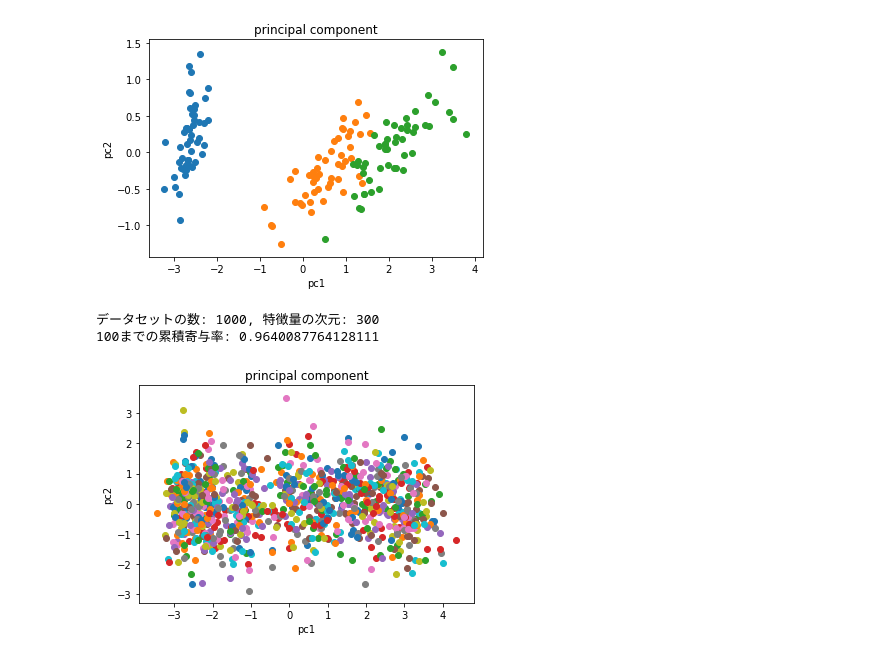
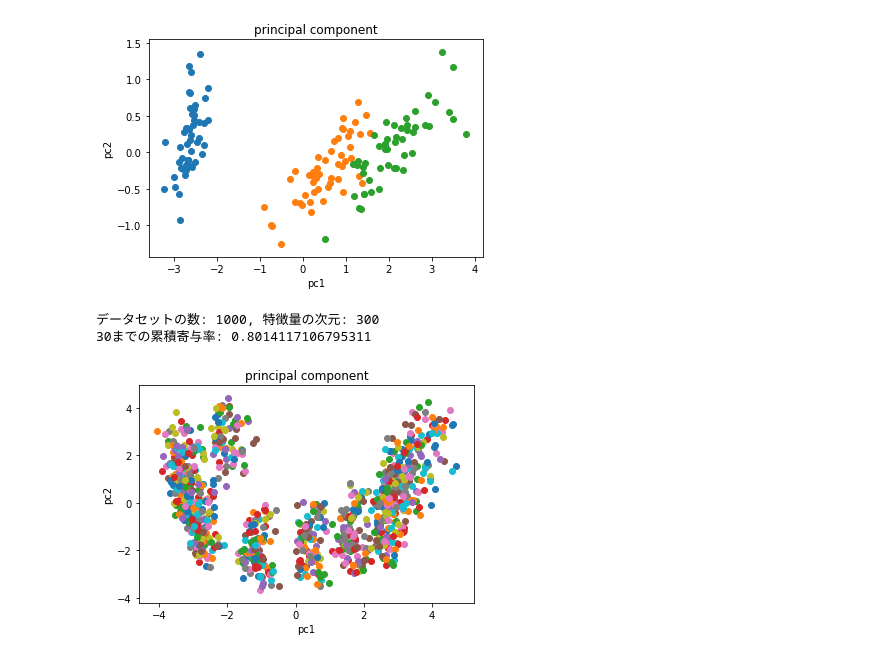
Before and after one commit to eggplant60/seq2seq_arXiv, a Jupyter notebook: PCA_plot.ipynb, the cells around one changed output. Saved outputs shown, nothing was run; the diff lists cells and outputs as text; code cells hidden in the pictures.

```diff
--- a/PCA_plot.ipynb
+++ b/PCA_plot.ipynb
@@ -47,39 +47,41 @@ plt.show()
 # %%
 import pickle
 
-n = 100
+n = 30
+#pkl_file = 'result_ae_0122/vector.pkl'
+pkl_file = 'vector.pkl'
 
-with open('vector.pkl', 'rb') as f:
+with open(pkl_file, 'rb') as f:
     vectors = pickle.load(f)
 
 #print(vectors)
 print('データセットの数: {}, 特徴量の次元: {}'.\
       format(vectors.shape[0], vectors.shape[1]))
 
 # 主成分分析する
 pca = PCA(n_components=n)
 pca.fit(vectors)
 
 pca_vectors = pca.fit_transform(vectors)
 
 # 主成分をプロットする
-offset = 10
+offset = 0
 
 for v in pca_vectors:
     plt.scatter(v[0], v[offset+1])
 
 plt.title('principal component')
 plt.xlabel('pc1')
 plt.ylabel('pc2')
 
 # 主成分の寄与率を出力する
 #print('各次元の寄与率: {0}'.format(pca.explained_variance_ratio_))
 print('{0}までの累積寄与率: {1}'.\
       format(n, sum(pca.explained_variance_ratio_)))
 
 # グラフを表示する
 plt.show()
 # %% [output]
 データセットの数: 1000, 特徴量の次元: 300
-100までの累積寄与率: 0.9640087764128111
+30までの累積寄与率: 0.8014117106795311
-[figure, old version]
+[figure, new version]
```
Also changed, not shown: 14 other files.
